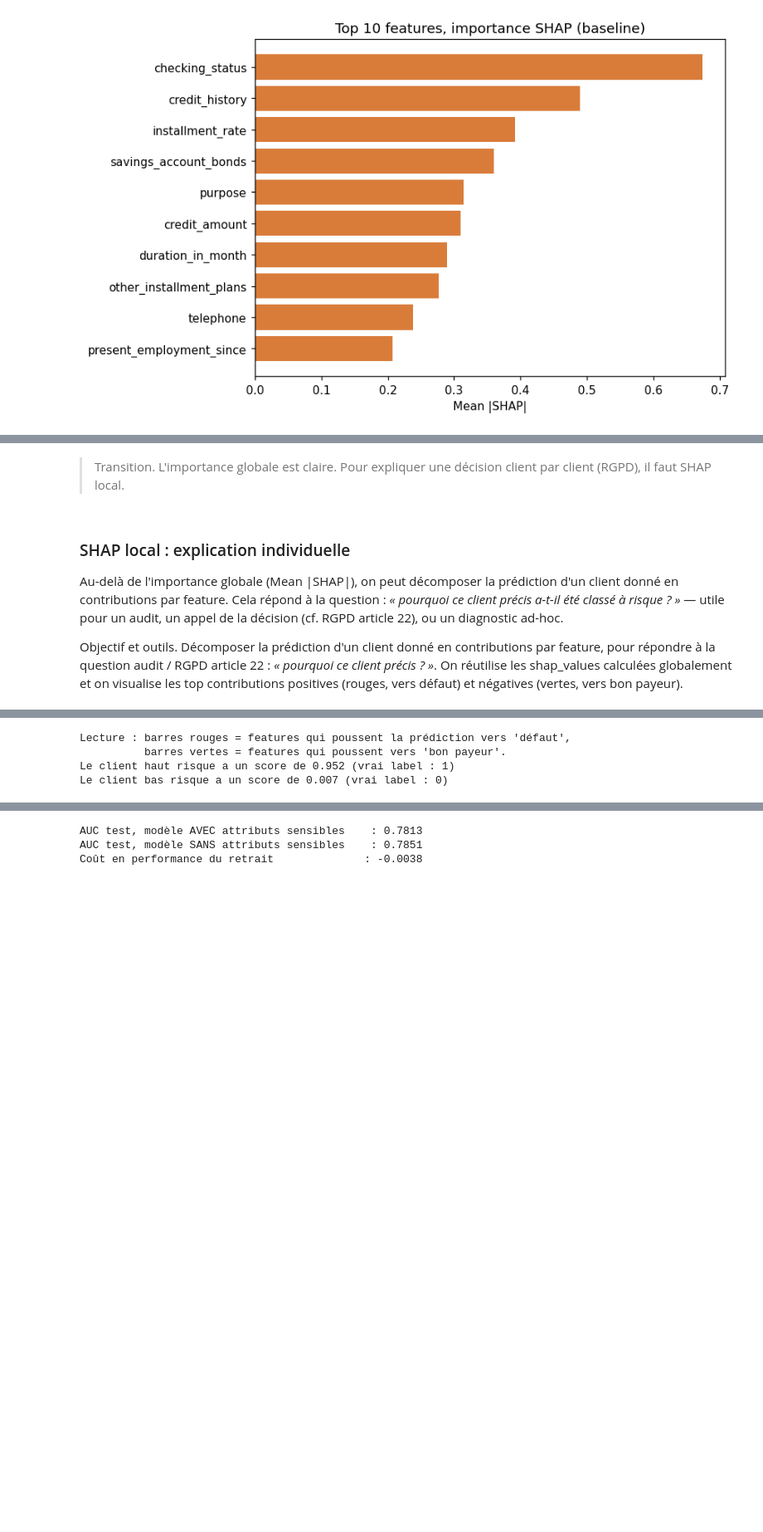
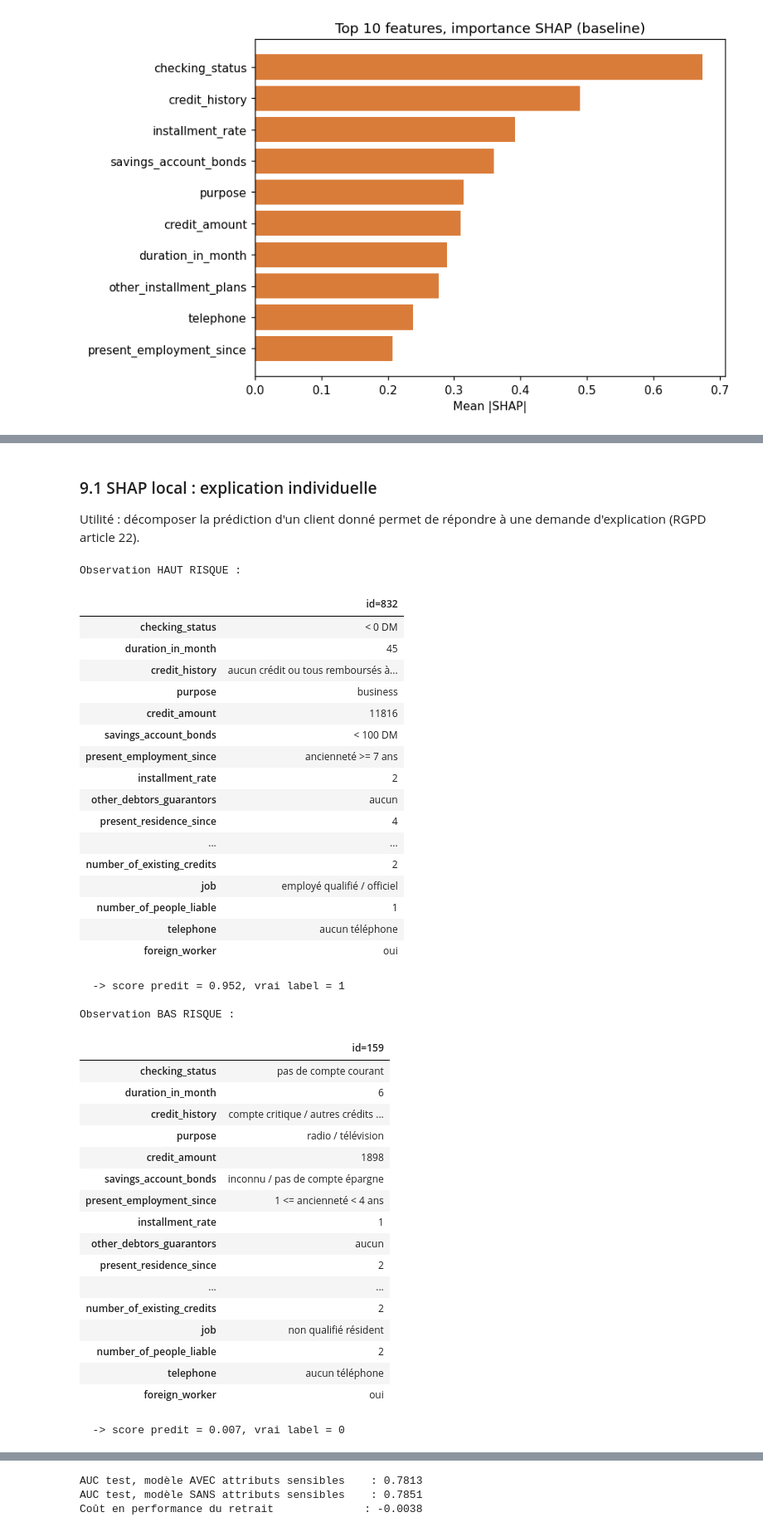
Before and after one commit to YiZeems/fairness-project-german-credit, a Jupyter notebook: julien/responsiveAI-german-credit_rendu.ipynb, the cells around one changed output, grey strips where cells are left out. Shown at 83% size. Drawn from its saved outputs; the diff is of its cells as text; code cells hidden in the pictures; blank space fills up the shorter version.

```diff
--- a/julien/responsiveAI-german-credit_rendu.ipynb
+++ b/julien/responsiveAI-german-credit_rendu.ipynb
@@ -1351,55 +897,89 @@ Conclusion : le modèle s'appuie principalement sur des variables financières l
-# %% [markdown]
-> Transition. L'importance globale est claire. Pour expliquer une décision client par client (RGPD), il faut SHAP local.
 # %% [markdown]
-### SHAP local : explication individuelle
+### 9.1 SHAP local : explication individuelle
 
-Au-delà de l'importance globale (Mean |SHAP|), on peut décomposer la prédiction d'un client donné en contributions par feature. Cela répond à la question : *« pourquoi ce client précis a-t-il été classé à risque ? »* — utile pour un audit, un appel de la décision (cf. RGPD article 22), ou un diagnostic ad-hoc.
-
-Objectif et outils. Décomposer la prédiction d'un client donné en contributions par feature, pour répondre à la question audit / RGPD article 22 : *« pourquoi ce client précis ? »*. On réutilise les shap_values calculées globalement et on visualise les top contributions positives (rouges, vers défaut) et négatives (vertes, vers bon payeur).
+Utilité : décomposer la prédiction d'un client donné permet de répondre à une demande d'explication (RGPD article 22).
 # %%
-# Sélection de deux clients représentatifs : haut risque vs bas risque
 idx_high = int(np.argmax(scores_base))
 idx_low  = int(np.argmin(scores_base))
+
+# Observation utilisée
+print("Observation HAUT RISQUE :")
+display(features.iloc[idx_te[idx_high]:idx_te[idx_high]+1].T.rename(columns={features.index[idx_te[idx_high]]: f"id={idx_te[idx_high]}"}))
+print(f"  -> score predit = {scores_base[idx_high]:.3f}, vrai label = {int(y_te[idx_high])}")
+print()
+print("Observation BAS RISQUE :")
+display(features.iloc[idx_te[idx_low]:idx_te[idx_low]+1].T.rename(columns={features.index[idx_te[idx_low]]: f"id={idx_te[idx_low]}"}))
+print(f"  -> score predit = {scores_base[idx_low]:.3f}, vrai label = {int(y_te[idx_low])}")
 
 def shap_local_by_feature(idx):
     contribs = shap_values[idx]
     by_feat = {}
     for col in NUMERIC:
         j = feature_names.index(col)
         by_feat[col] = float(contribs[j])
     for col in CATEG:
         indices = [k for k, n in enumerate(feature_names) if n.startswith(col + "_")]
         if indices:
             by_feat[col] = float(contribs[indices].sum())
     return by_feat
 
 fig, axes = plt.subplots(1, 2, figsize=(14, 5))
 for ax, idx, label in [
     (axes[0], idx_high, f"Haut risque, score={scores_base[idx_high]:.2f}, vrai label={int(y_te[idx_high])}"),
     (axes[1], idx_low,  f"Bas risque, score={scores_base[idx_low]:.2f}, vrai label={int(y_te[idx_low])}"),
 ]:
     by_feat = shap_local_by_feature(idx)
     df = pd.DataFrame({"feature": list(by_feat.keys()), "shap": list(by_feat.values())})
     df = df.reindex(df["shap"].abs().sort_values(ascending=False).index).head(8).iloc[::-1]
     colors = ["#d9534f" if v > 0 else "#4CAF50" for v in df["shap"]]
     ax.barh(df["feature"], df["shap"], color=colors, edgecolor="k", lw=0.4)
     ax.axvline(0, color="k", lw=0.8)
     ax.set_title(label)
-    ax.set_xlabel("Contribution SHAP (positive = pousse vers défaut)")
+    ax.set_xlabel("Contribution SHAP (positive = pousse vers defaut)")
     ax.grid(alpha=0.3, axis="x")
 
 plt.tight_layout()
 plt.savefig("outputs/09_shap_local.png", bbox_inches="tight")
 plt.show()
-
-print("Lecture : barres rouges = features qui poussent la prédiction vers 'défaut',")
-print("          barres vertes = features qui poussent vers 'bon payeur'.")
-print(f"Le client haut risque a un score de {scores_base[idx_high]:.3f} (vrai label : {int(y_te[idx_high])})")
-print(f"Le client bas risque a un score de {scores_base[idx_low]:.3f} (vrai label : {int(y_te[idx_low])})")
 # %% [output]
+Observation HAUT RISQUE :
+|  | id=832 |
+| checking_status | < 0 DM |
+| duration_in_month | 45 |
+| credit_history | aucun crédit ou tous remboursés à... |
+| purpose | business |
+| credit_amount | 11816 |
+| savings_account_bonds | < 100 DM |
+| present_employment_since | ancienneté >= 7 ans |
+| installment_rate | 2 |
+| other_debtors_guarantors | aucun |
+| present_residence_since | 4 |
+| ... | ... |
+| number_of_existing_credits | 2 |
+| job | employé qualifié / officiel |
+| number_of_people_liable | 1 |
+| telephone | aucun téléphone |
+| foreign_worker | oui |
+  -> score predit = 0.952, vrai label = 1
+
+Observation BAS RISQUE :
+|  | id=159 |
+| checking_status | pas de compte courant |
+| duration_in_month | 6 |
+| credit_history | compte critique / autres crédits ... |
+| purpose | radio / télévision |
+| credit_amount | 1898 |
+| savings_account_bonds | inconnu / pas de compte épargne |
+| present_employment_since | 1 <= ancienneté < 4 ans |
+| installment_rate | 1 |
+| other_debtors_guarantors | aucun |
+| present_residence_since | 2 |
+| ... | ... |
+| number_of_existing_credits | 2 |
+| job | non qualifié résident |
+| number_of_people_liable | 2 |
+| telephone | aucun téléphone |
+| foreign_worker | oui |
+  -> score predit = 0.007, vrai label = 0
 [figure]
-Lecture : barres rouges = features qui poussent la prédiction vers 'défaut',
-          barres vertes = features qui poussent vers 'bon payeur'.
-Le client haut risque a un score de 0.952 (vrai label : 1)
-Le client bas risque a un score de 0.007 (vrai label : 0)
 # %% [markdown]
```
Also changed, not shown: parts of 86 cells of this notebook, 3 other files.
